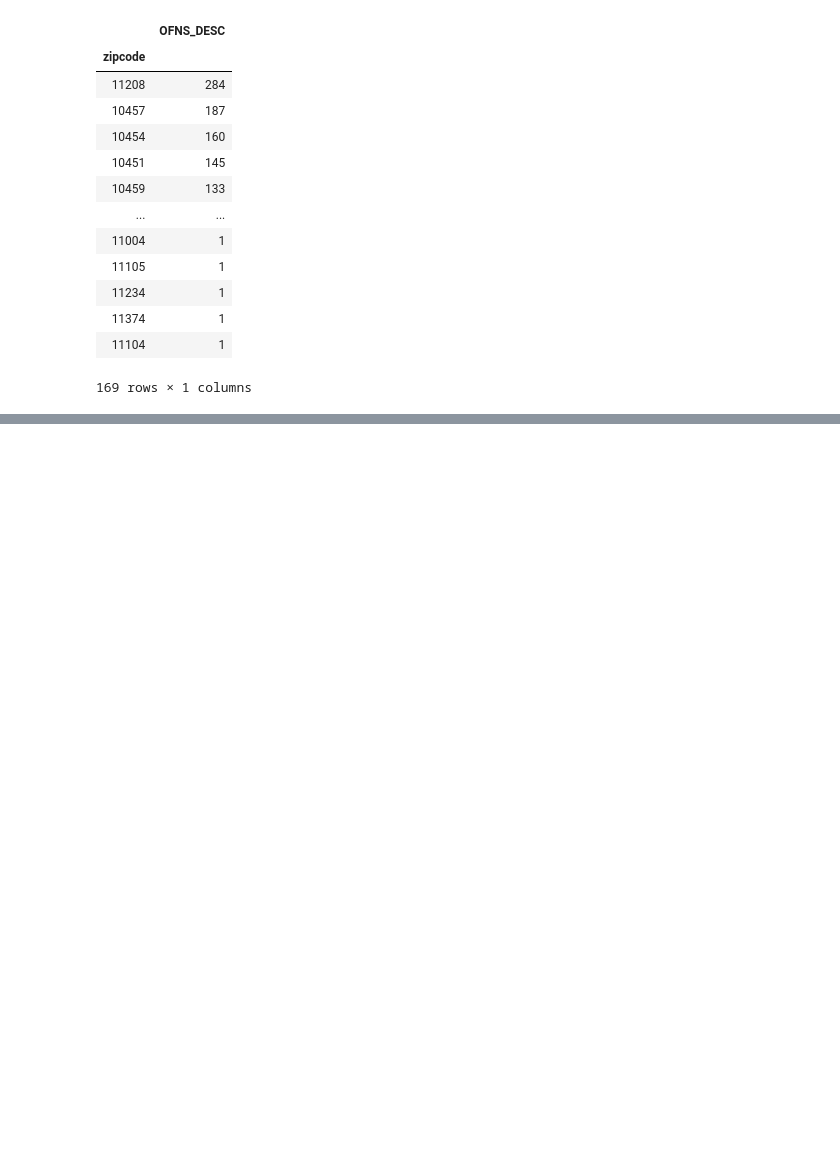
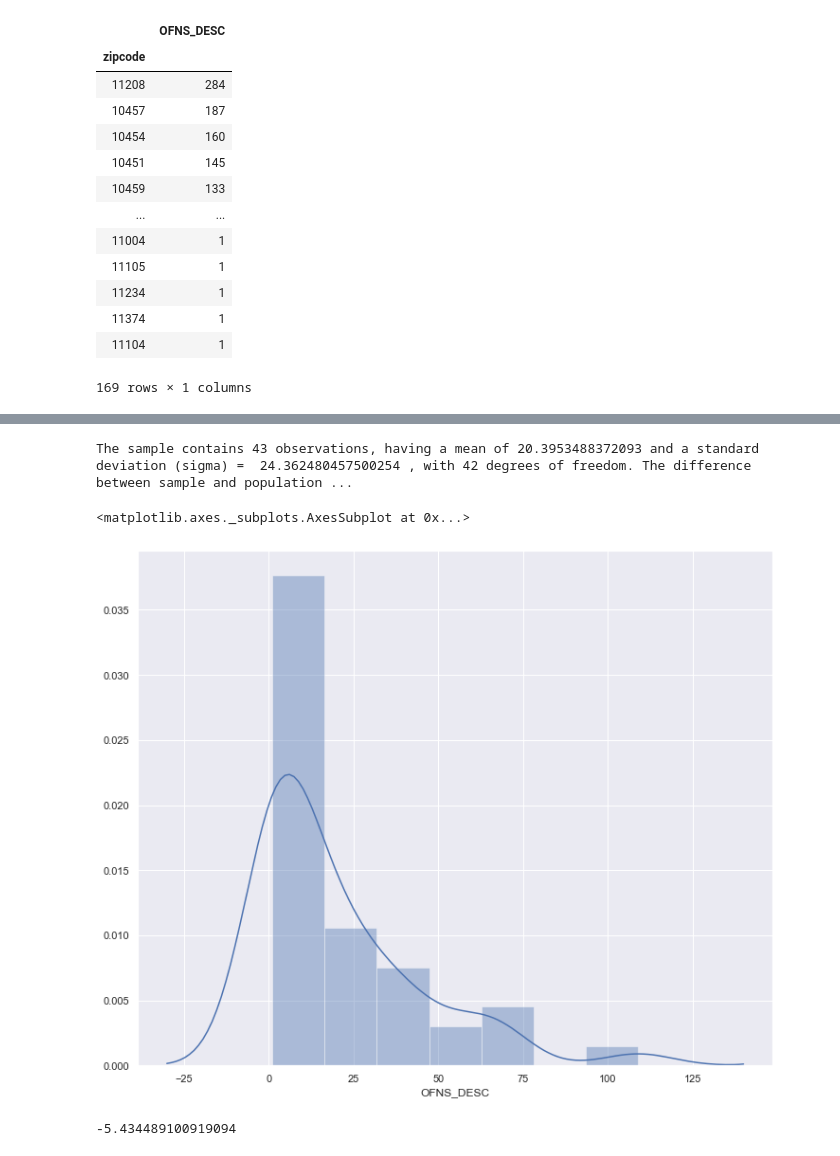
Before and after one commit to anitaguo49/Crime-NYC, a Jupyter notebook: Anita notebook.ipynb, the cells around one changed output, grey strips where cells are left out. Cells and saved outputs as stored; diff of their text form; code cells hidden in the pictures; blank space fills up the shorter version.

```diff
--- a/Anita notebook.ipynb
+++ b/Anita notebook.ipynb
@@ -182,0 +337,35 @@ Name: med_income, dtype: float64
+# %%
+
+
+sample = df_high_income['OFNS_DESC']
+
+# population mean (mu) (higher)
+mu = 40.585798816568044
+
+# Sample mean (x̄) using NumPy mean()
+x_bar = sample.mean()
+
+# Sample Stadrad Deviation (sigma) using Numpy
+sigma = np.std(sample,ddof=1)
+
+# Sample size (n)
+n = len(sample)
+
+# Degrees of Freedom
+df = n-1
+
+# Difference in sample mean
+diff = x_bar - mu
+
+# Print the findings
+print ('The sample contains', n, 'observations, having a mean of', x_bar, "and a standard deviation (sigma) = ", sigma,
+       ", with", df, 'degrees of freedom. The difference between sample and population means is:', diff)
+# %% [output]
+The sample contains 43 observations, having a mean of 20.3953488372093 and a standard deviation (sigma) =  24.362480457500254 , with 42 degrees of freedom. The difference between sample and population ...
+# %%
+sns.set(color_codes=True)
+sns.set(rc={'figure.figsize':(12,10)})
+sns.distplot(sample)
+# %% [output]
+<matplotlib.axes._subplots.AxesSubplot at 0x...>
+[figure, added]
@@ -182,0 +376,6 @@ Name: med_income, dtype: float64
+# %%
+# Calculate Sigma
+t = (x_bar -  mu)/(sigma/np.sqrt(n))
+t
+# %% [output]
+-5.434489100919094
```
Also changed, not shown: parts of 37 cells of this notebook, 1 other file.
